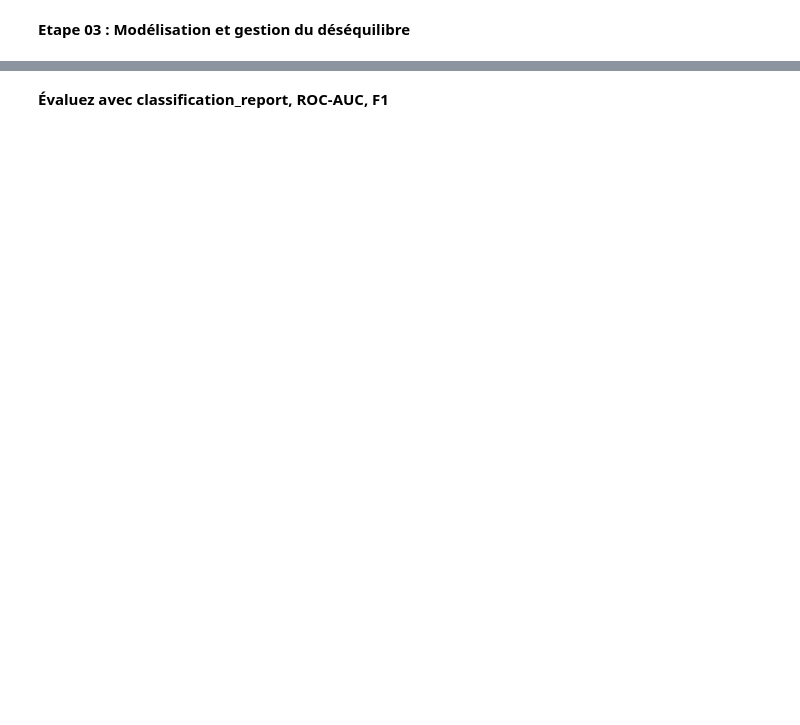
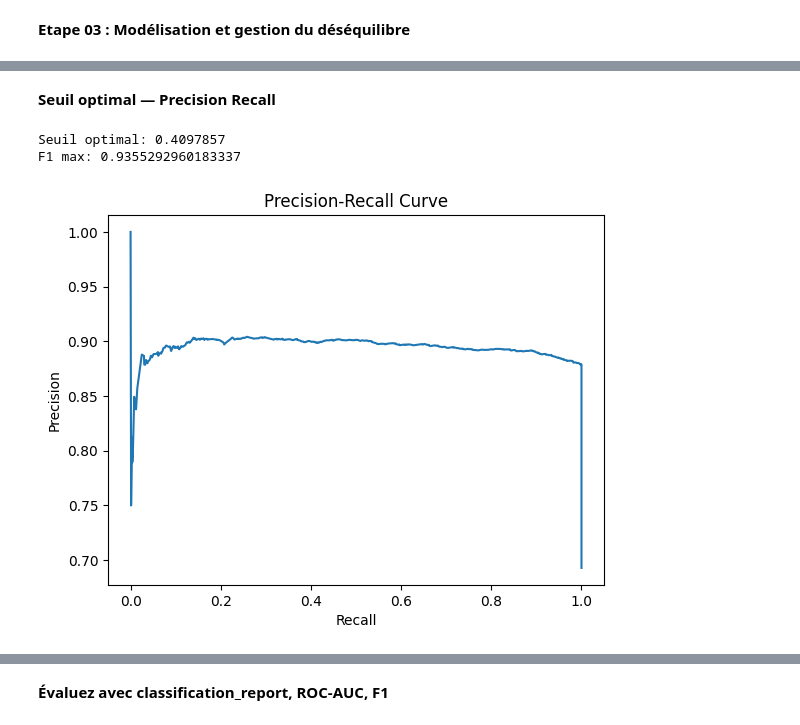
Before and after one commit to fds-imane/Data_Marketing, a Jupyter notebook: data_marketing_part_4.ipynb, the cells around one changed output, grey strips where cells are left out. Saved outputs shown, nothing was run; the diff lists cells and outputs as text; code cells hidden in the pictures; blank space fills up the shorter version.

```diff
--- a/data_marketing_part_4.ipynb
+++ b/data_marketing_part_4.ipynb
@@ -337,0 +398,18 @@ Fichier 'churn_features_final.csv' généré.
+# %%
+from xgboost import XGBClassifier
+
+xgb_model = XGBClassifier(
+    scale_pos_weight = (len(y[y==0]) / len(y[y==1])),
+    n_estimators=200,
+    max_depth=4,
+    learning_rate=0.05,
+    random_state=42,
+    use_label_encoder=False,
+    eval_metric='logloss'
+)
+
+y_pred_xgb = cross_val_predict(xgb_model, X, y, cv=skf)
+y_proba_xgb = cross_val_predict(xgb_model, X, y, cv=skf, method="predict_proba")[:,1]
+
+print(classification_report(y, y_pred_xgb))
+print("ROC-AUC:", roc_auc_score(y, y_proba_xgb))
@@ -337,0 +509,25 @@ Fichier 'churn_features_final.csv' généré.
+# %% [markdown]
+**Seuil optimal — Precision Recall**
+# %%
+from sklearn.metrics import precision_recall_curve
+import matplotlib.pyplot as plt
+
+precision, recall, thresholds = precision_recall_curve(y, y_proba_xgb)
+
+f1_scores = 2 * (precision * recall) / (precision + recall + 1e-9)
+best_idx = np.argmax(f1_scores)
+
+optimal_threshold = thresholds[best_idx]
+
+print("Seuil optimal:", optimal_threshold)
+print("F1 max:", f1_scores[best_idx])
+
+plt.plot(recall, precision)
+plt.xlabel("Recall")
+plt.ylabel("Precision")
+plt.title("Precision-Recall Curve")
+plt.show()
+# %% [output]
+Seuil optimal: 0.4097857
+F1 max: 0.9355292960183337
+[figure, added]
```
Also changed, not shown: parts of 58 cells of this notebook.
